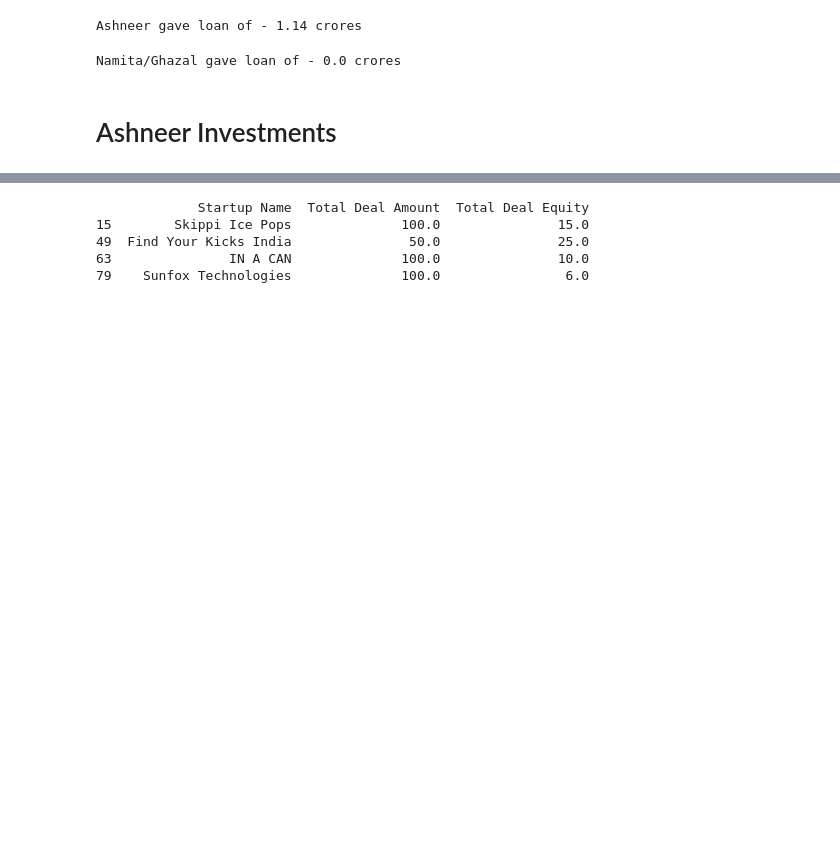
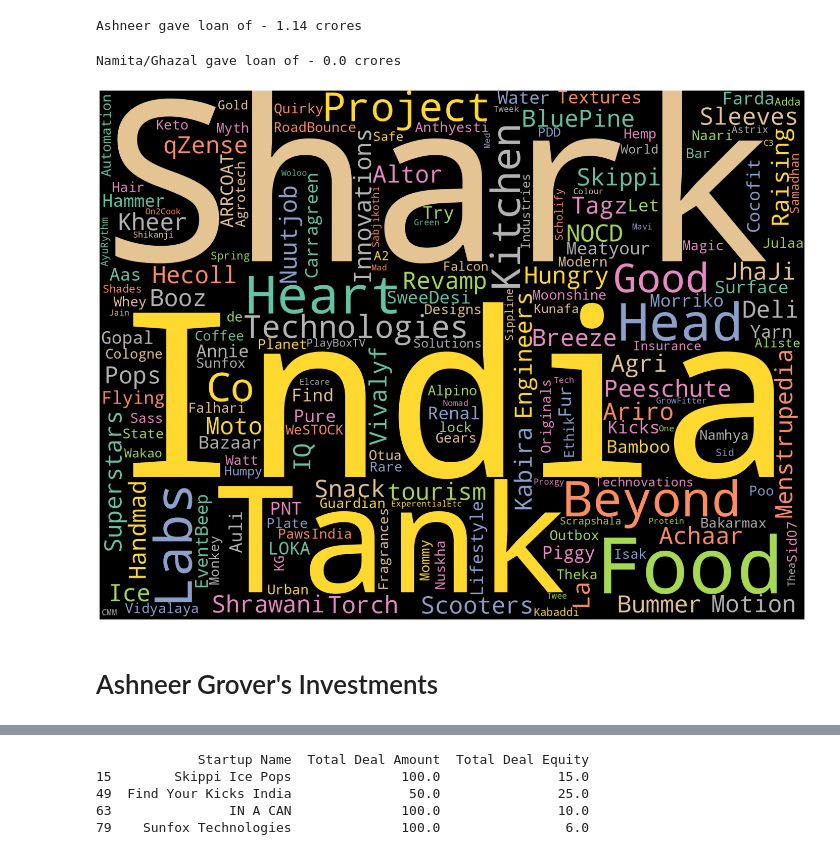
Before and after one commit to satya-thirumani/shark-tank-india, a Jupyter notebook: Shark Tank India Analysis.ipynb, the cells around one changed output, grey strips where cells are left out. Drawn from its saved outputs; the diff is of its cells as text; code cells hidden in the pictures; blank space fills up the shorter version.

```diff
--- a/Shark Tank India Analysis.ipynb
+++ b/Shark Tank India Analysis.ipynb
@@ -372,8 +373,19 @@ print("Namita/Ghazal gave loan of -", min(shark_tank['Ashneer Debt Amount'].sum(
     shark_tank['Aman Debt Amount'].sum()/100, shark_tank['Peyush Debt Amount'].sum()/100, shark_tank['Ghazal Debt Amount'].sum()/100), "crores")
 # %% [output]
 Namita/Ghazal gave loan of - 0.0 crores
+# %%
+# Word cloud based on Startup Name
+text = " Shark Tank India ".join(cat for cat in shark_tank['Startup Name'])
+stop_words = list(STOPWORDS)
+wordcloud = WordCloud(width = 2000, height = 1500, background_color='black', colormap='Set2', collocations=False, random_state=2022).generate(text)
+plt.figure(figsize=(25,20))
+plt.imshow(wordcloud)
+plt.axis("off")
+plt.show()
+# %% [output]
+[figure, added]
 # %% [markdown]
-# Ashneer Investments
+# Ashneer Grover's Investments
 # %%
 # Ashneer
 print("Investment amount by Ashneer", round(shark_tank['Ashneer Investment Amount'].sum()/100, 2), "crores")
```
Also changed, not shown: parts of 48 cells of this notebook.
